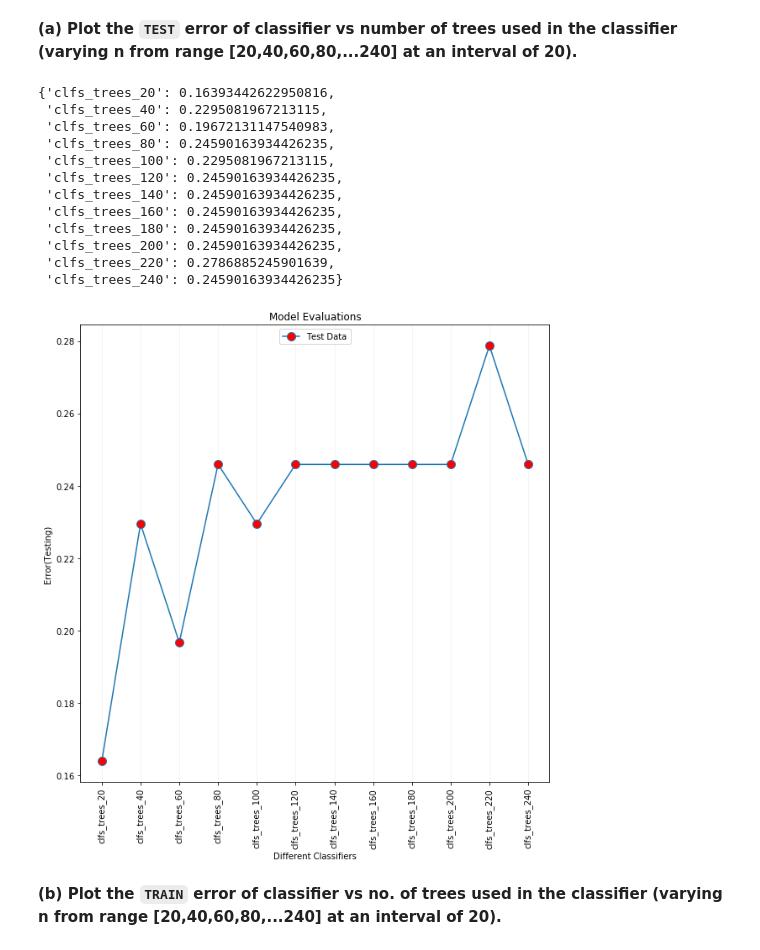
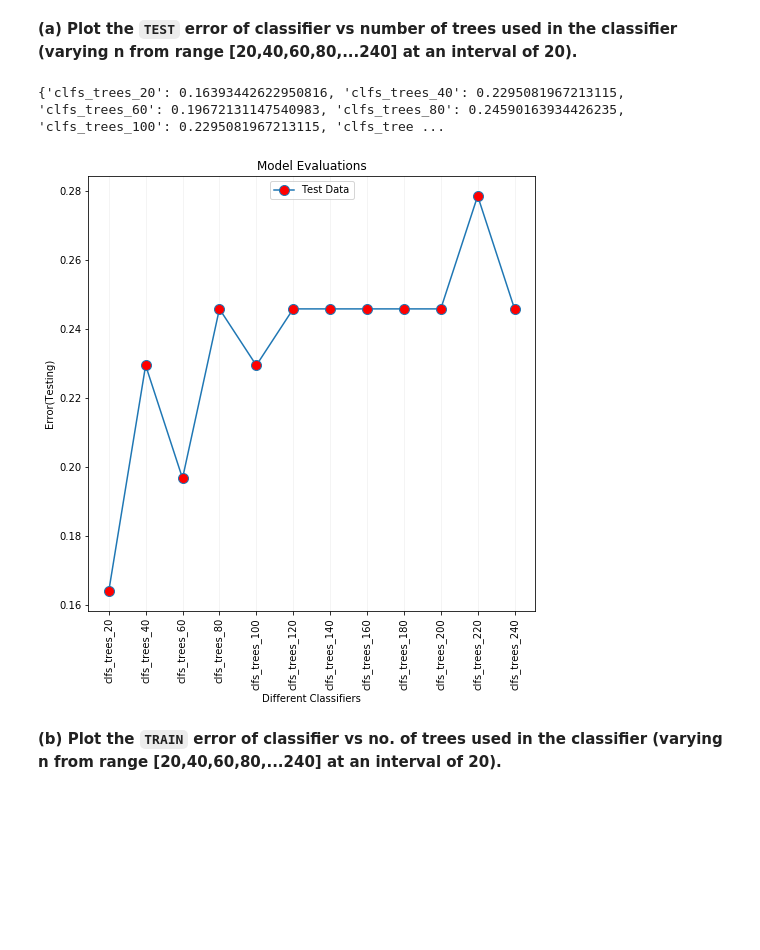
Before and after one commit to debnsuma/iitj_aimt2020_ml1, a Jupyter notebook: A2/ML-Q2.ipynb, the cells around one changed output. Drawn from its saved outputs; the diff is of its cells as text; code cells hidden in the pictures; blank space fills up the shorter version.

```diff
--- a/A2/ML-Q2.ipynb
+++ b/A2/ML-Q2.ipynb
@@ -198,39 +198,28 @@ all_clf_dict
 clf_preds_test = clf_preditions(X_test, all_clf_dict)
 clf_accuracy_score_test = clf_accuracy_score(y_test, clf_preds_test)
 clf_error_score_test = clf_error_score(clf_accuracy_score_test)
-# %%
-clf_error_score_test
-# %% [output]
-{'clfs_trees_20': 0.16393442622950816,
- 'clfs_trees_40': 0.2295081967213115,
- 'clfs_trees_60': 0.19672131147540983,
- 'clfs_trees_80': 0.24590163934426235,
- 'clfs_trees_100': 0.2295081967213115,
- 'clfs_trees_120': 0.24590163934426235,
- 'clfs_trees_140': 0.24590163934426235,
- 'clfs_trees_160': 0.24590163934426235,
- 'clfs_trees_180': 0.24590163934426235,
- 'clfs_trees_200': 0.24590163934426235,
- 'clfs_trees_220': 0.2786885245901639,
- 'clfs_trees_240': 0.24590163934426235}
+# %%
+print(clf_error_score_test)
+# %% [output]
+{'clfs_trees_20': 0.16393442622950816, 'clfs_trees_40': 0.2295081967213115, 'clfs_trees_60': 0.19672131147540983, 'clfs_trees_80': 0.24590163934426235, 'clfs_trees_100': 0.2295081967213115, 'clfs_tree ...
 # %%
 x = list(clf_error_score_test.keys())
 y = list(clf_error_score_test.values())
 
-plt.figure(figsize=(10,10))
+plt.figure(figsize=(8,8))
 
 plt.plot(x, y, label="Test Data", marker='o', markerfacecolor='red', markersize=10)
 
 plt.xlabel('Different Classifiers')
 plt.ylabel('Error(Testing)')
 plt.title('Model Evaluations')
 plt.grid(axis='x', color='0.95')
 plt.legend(loc='upper center')
 plt.xticks(rotation=90)
 
 plt.show()
 # %% [output]
-[figure, old version]
+[figure, new version]
 # %% [markdown]
 **(b) Plot the `TRAIN` error of classifier vs no. of trees used in the classifier (varying n from range [20,40,60,80,...240] at an interval of 20).**
 # %%
```
Also changed, not shown: parts of 5 cells of this notebook, 30 other files.
